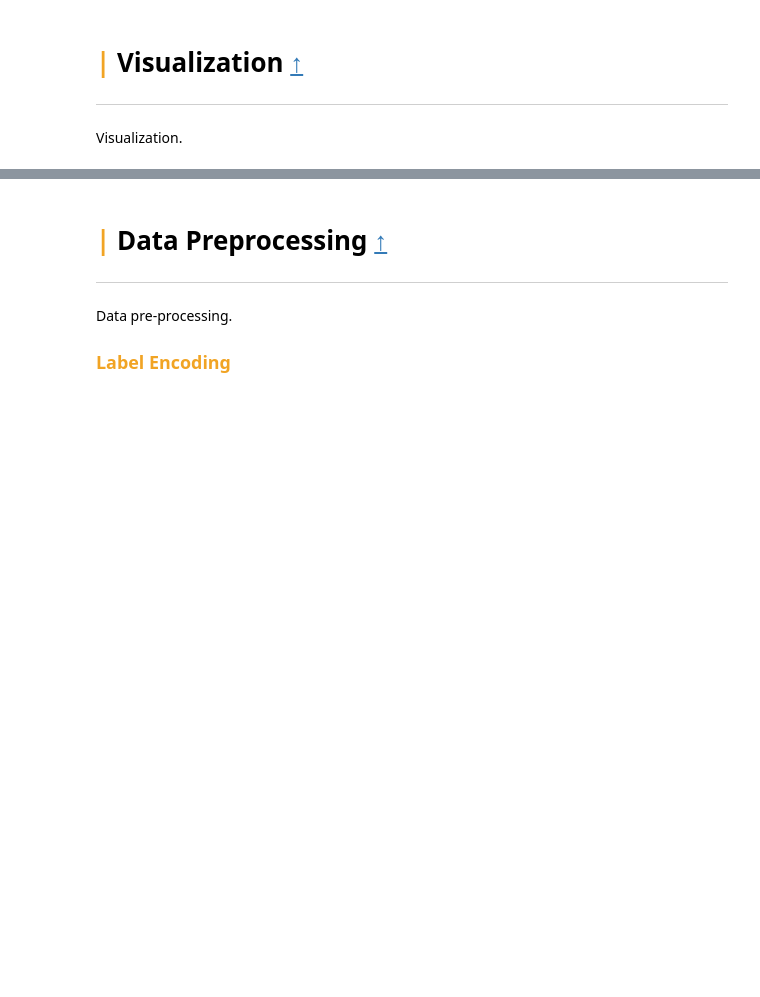
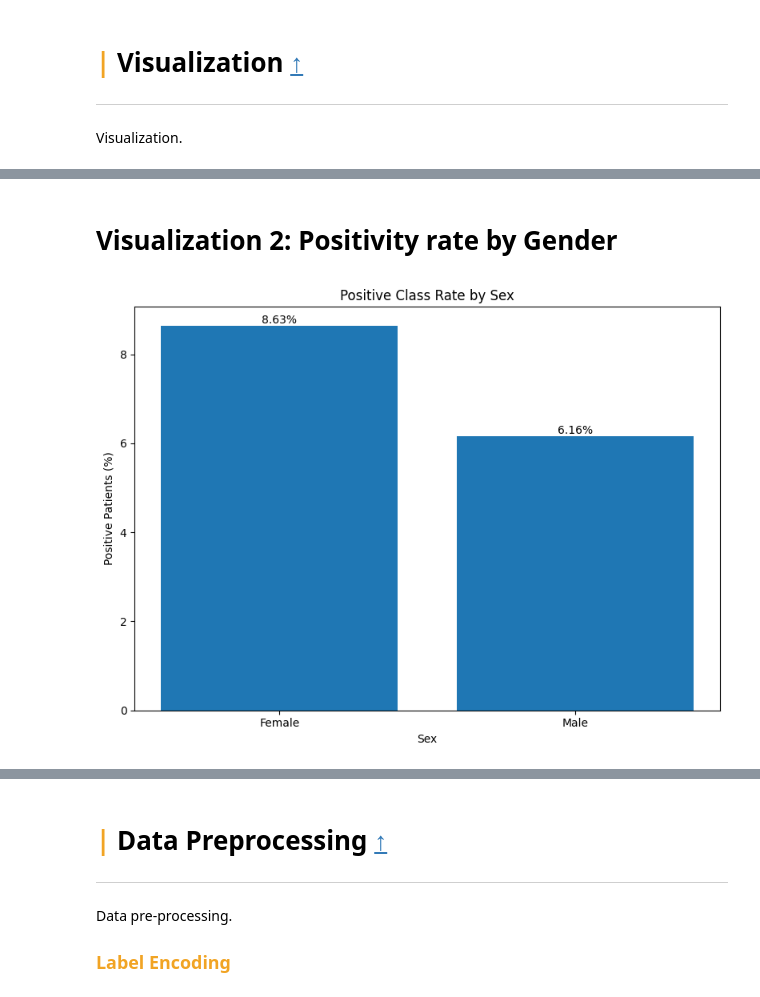
Before and after one commit to Gearlock/Thyroid-Disease-Risk-Datascience-Project, a Jupyter notebook: cs506-thyroid-cancer-prediction-project.ipynb, the cells around one changed output, grey strips where cells are left out. Drawn from its saved outputs; the diff is of its cells as text; code cells hidden in the pictures; blank space fills up the shorter version.

```diff
--- a/cs506-thyroid-cancer-prediction-project.ipynb
+++ b/cs506-thyroid-cancer-prediction-project.ipynb
@@ -139,0 +235,39 @@ Visualization.
+# %% [markdown]
+# Visualization 2: Positivity rate by Gender
+# %%
+sex_df = df[df["sex"].isin(["M", "F"]) & df["target_encoded"].notna()].copy()
+
+positive_rate_by_sex = (
+    sex_df
+    .groupby("sex")["target_encoded"]
+    .agg(["mean", "count", "sum"])
+    .reset_index()
+)
+positive_rate_by_sex["positive_rate"] = (positive_rate_by_sex["mean"] * 100)
+positive_rate_by_sex["sex_label"] = (
+    positive_rate_by_sex["sex"].map({
+        "F": "Female",
+        "M": "Male"
+    })
+)
+
+fig, ax = plt.subplots(figsize=(8, 6))
+bars = ax.bar(positive_rate_by_sex["sex_label"], positive_rate_by_sex["positive_rate"])
+
+for bar, rate in zip(bars, positive_rate_by_sex["positive_rate"]):
+    ax.text(
+        bar.get_x() + bar.get_width() / 2,
+        bar.get_height(),
+        f"{rate:.2f}%",
+        ha="center",
+        va="bottom"
+    )
+
+ax.set_title("Positive Class Rate by Sex")
+ax.set_xlabel("Sex")
+ax.set_ylabel("Positive Patients (%)")
+
+plt.tight_layout()
+plt.show()
+# %% [output]
+[figure, added]
```
Also changed, not shown: parts of 30 cells of this notebook.
